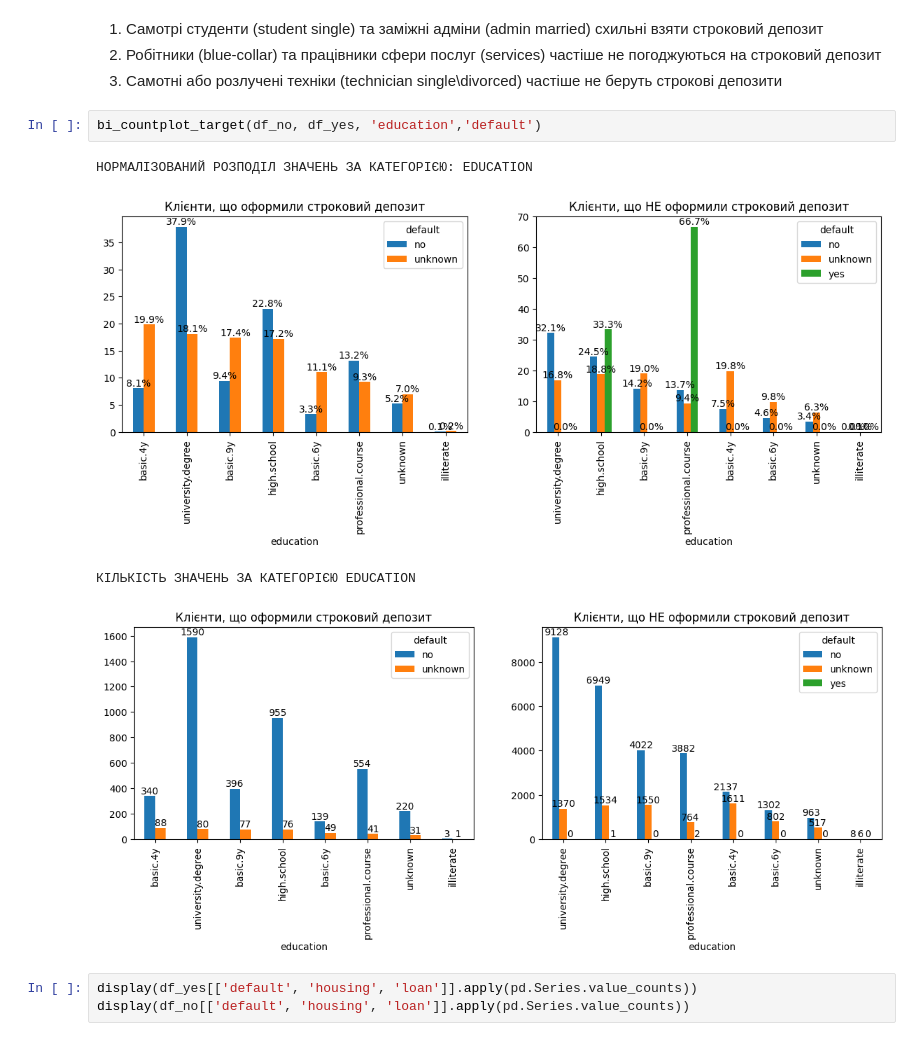
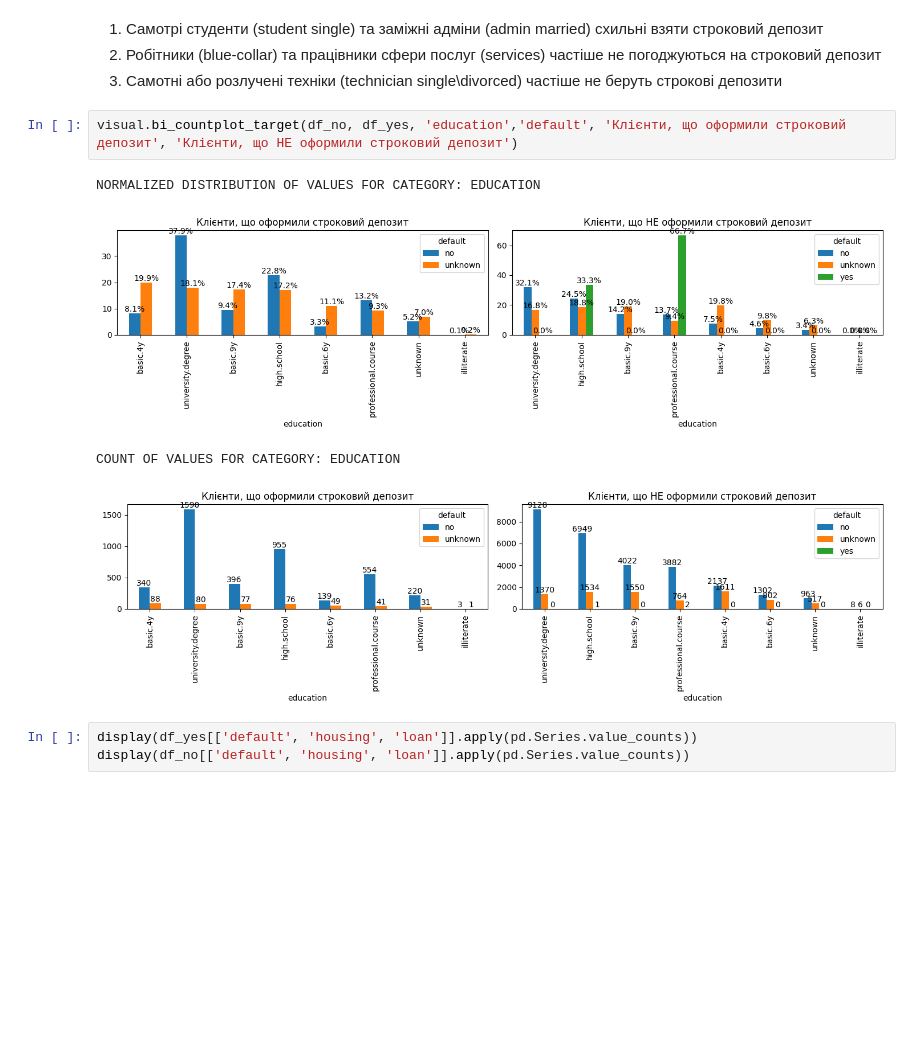
Before and after one commit to ikonieva/BankMarketingData_Classification_DS_Project, a Jupyter notebook: BankMarketingDataset_ML_EDA.ipynb, the cells around one changed output. Drawn from its saved outputs; the diff is of its cells as text; blank space fills up the shorter version.

```diff
--- a/BankMarketingDataset_ML_EDA.ipynb
+++ b/BankMarketingDataset_ML_EDA.ipynb
@@ -358,13 +275,13 @@ bi_countplot_target(df_no, df_yes, 'job','marital')
 1.   Самотрі студенти (student single) та заміжні адміни (admin married) схильні взяти строковий депозит
 2.   Робітники (blue-collar) та працівники сфери послуг (services) частіше не погоджуються на строковий депозит
 3.   Самотні або розлучені техніки (technician single\divorced) частіше не беруть строкові депозити
-# %%
-bi_countplot_target(df_no, df_yes, 'education','default')
-# %% [output]
-НОРМАЛІЗОВАНИЙ РОЗПОДІЛ ЗНАЧЕНЬ ЗА КАТЕГОРІЄЮ: EDUCATION
-[figure, removed]
-КІЛЬКІСТЬ ЗНАЧЕНЬ ЗА КАТЕГОРІЄЮ EDUCATION
-[figure, removed]
+# %%
+visual.bi_countplot_target(df_no, df_yes, 'education','default', 'Клієнти, що оформили строковий депозит', 'Клієнти, що НЕ оформили строковий депозит')
+# %% [output]
+NORMALIZED DISTRIBUTION OF VALUES FOR CATEGORY: EDUCATION
+[figure, added]
+COUNT OF VALUES FOR CATEGORY: EDUCATION
+[figure, added]
 # %%
 display(df_yes[['default', 'housing', 'loan']].apply(pd.Series.value_counts))
 display(df_no[['default', 'housing', 'loan']].apply(pd.Series.value_counts))
```
Also changed, not shown: parts of 12 cells of this notebook, 9 other files.
